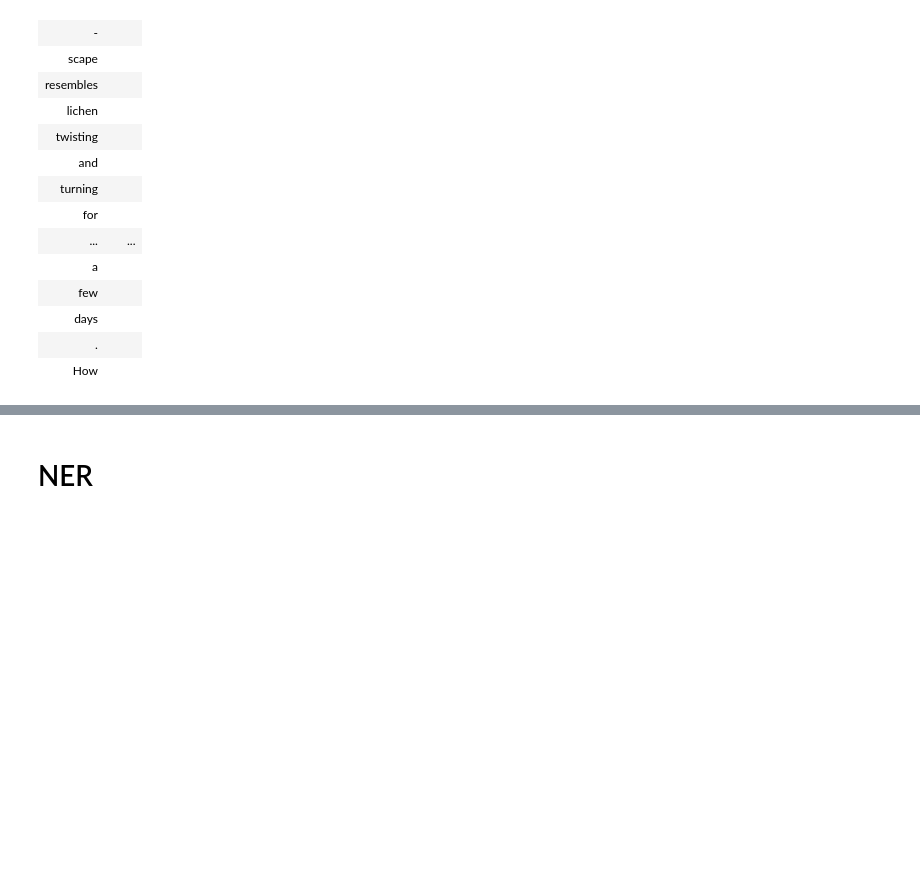
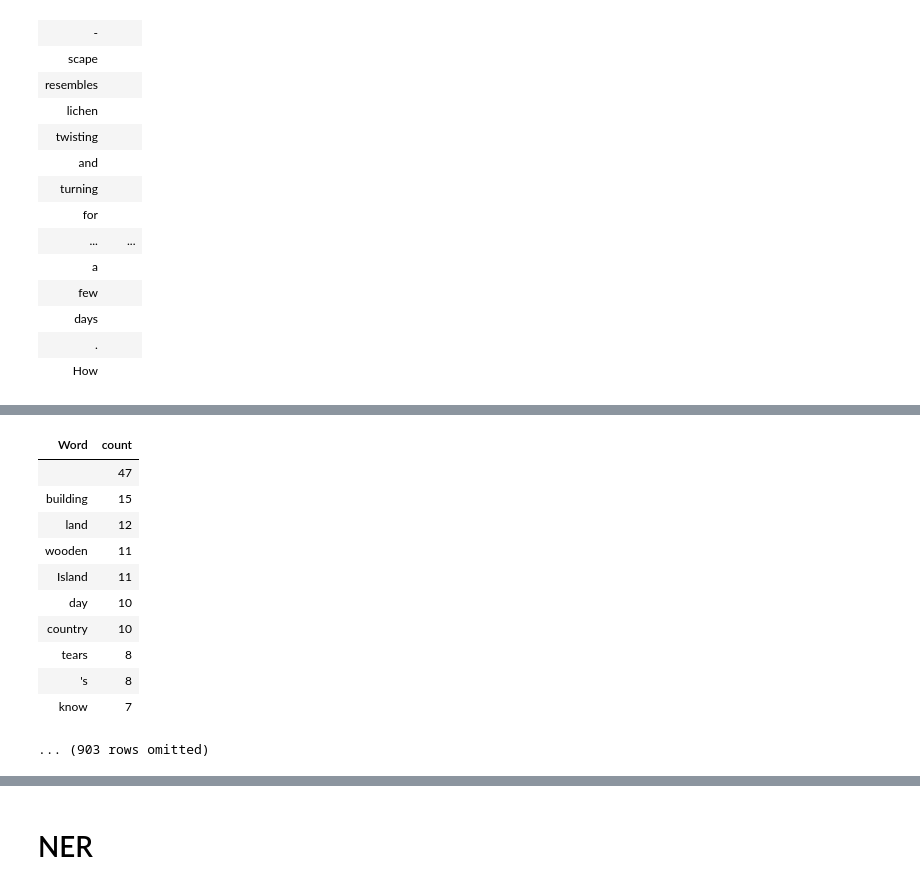
Before and after one commit to ds-modules/XENGLIS-31AC, a Jupyter notebook: text_draft.ipynb, the cells around one changed output, grey strips where cells are left out. Drawn from its saved outputs; the diff is of its cells as text; code cells hidden in the pictures; blank space fills up the shorter version.

```diff
--- a/text_draft.ipynb
+++ b/text_draft.ipynb
@@ -187,4 +191,17 @@ tablefy(parsed_text).show()
 # %%
-tablefy(parsed_text).where("Stop Word", are.equal_to(False)).where("Punctuation", are.equal_to(False)).group("Word").sort("count",descending=True)
+tablefy(parsed_text).where("Stop Word", are.equal_to(False)).where("Punctuation", are.equal_to(False)).where("").group("Word").sort("count",descending=True)
+# %% [output]
+| Word | count |
+|  | 47 |
+| building | 15 |
+| land | 12 |
+| wooden | 11 |
+| Island | 11 |
+| day | 10 |
+| country | 10 |
+| tears | 8 |
+| 's | 8 |
+| know | 7 |
+... (903 rows omitted)
 # %%
 tablefy(parsed_text).where("Stop Word", are.equal_to(False)).where("Punctuation", are.equal_to(False)).where("Space", are.equal_to(False)).group("Lemma").sort("count",descending=True)
```
Also changed, not shown: parts of 10 cells of this notebook, 1 other file.
